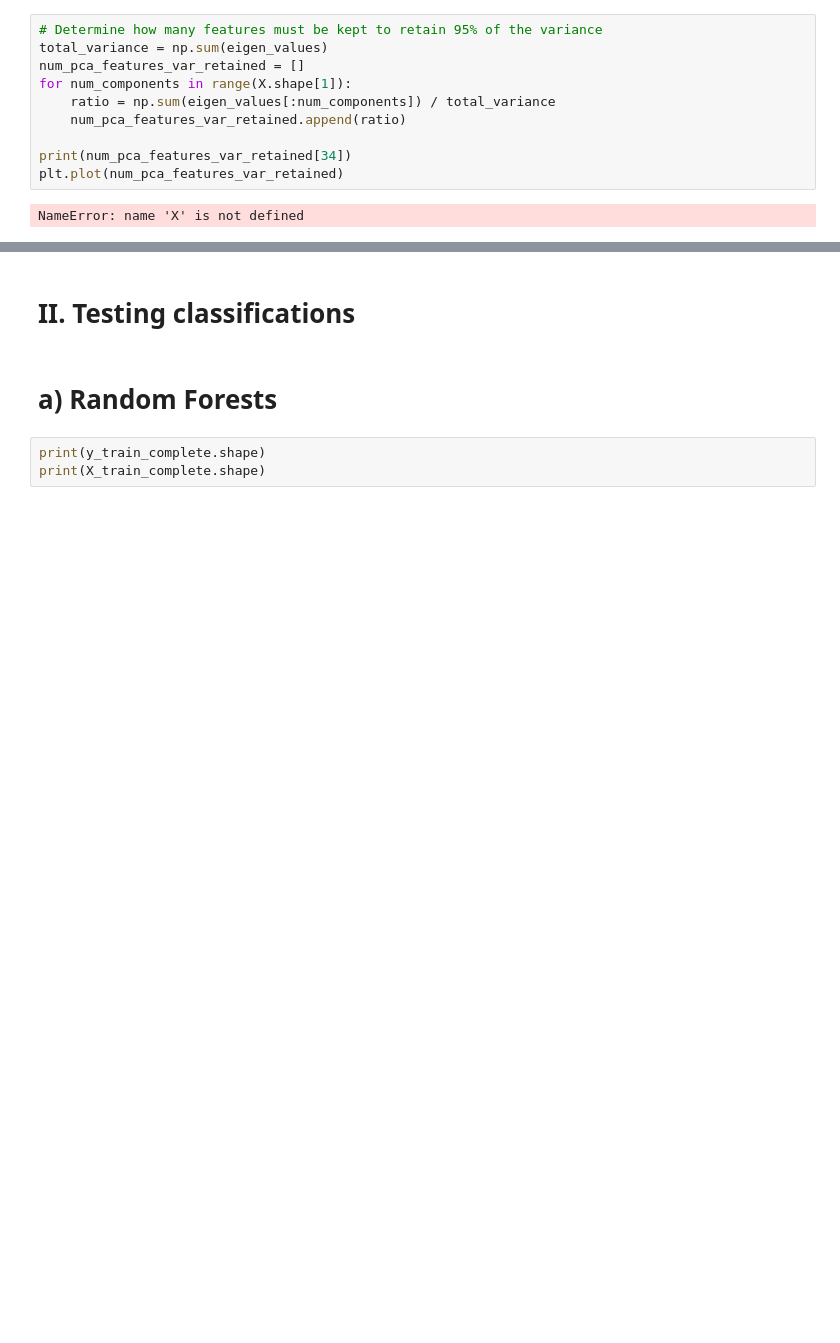
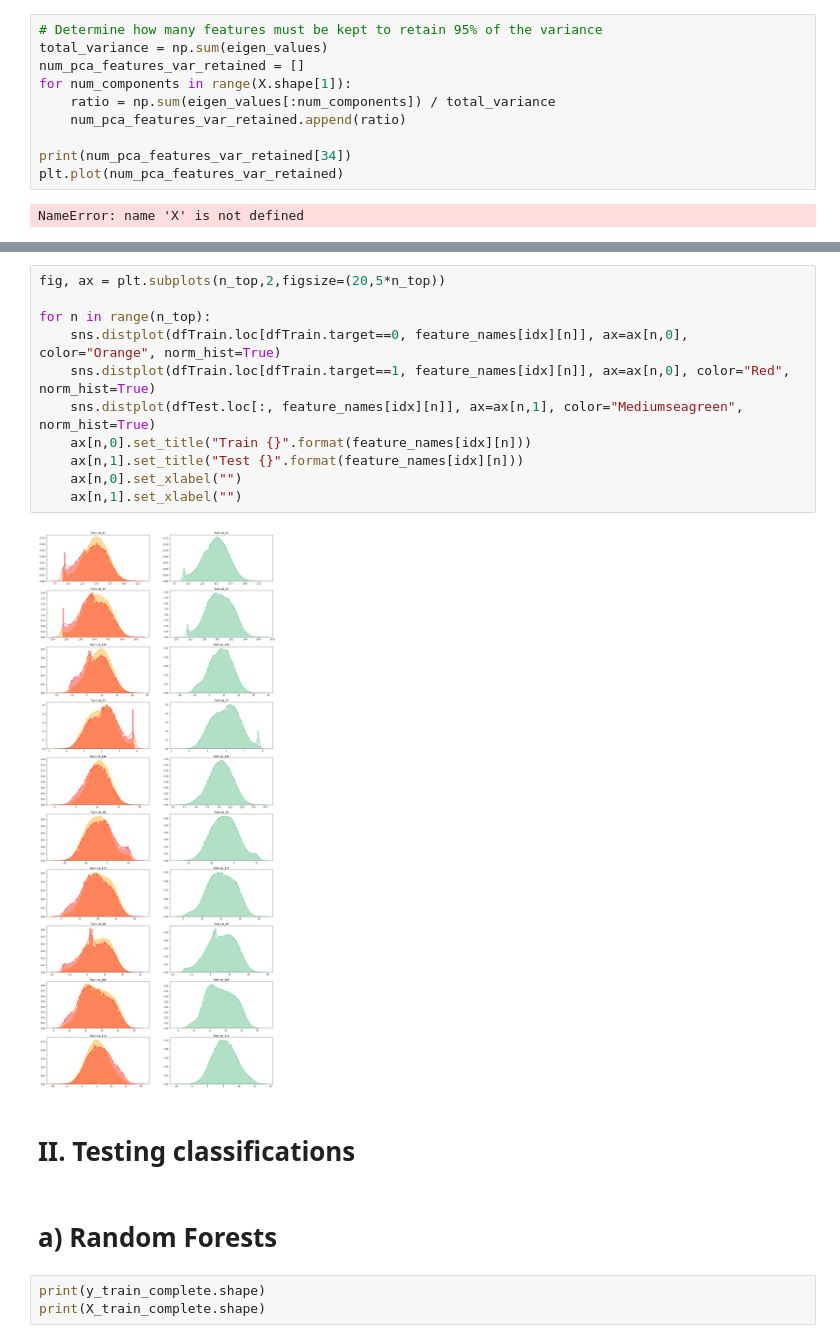
Before and after one commit to adkulas/ECE657A-Data-Modelling, a Jupyter notebook: project/code/G10-project.ipynb, the cells around one changed output, grey strips where cells are left out. Drawn from its saved outputs; the diff is of its cells as text; blank space fills up the shorter version.

```diff
--- a/project/code/G10-project.ipynb
+++ b/project/code/G10-project.ipynb
@@ -231,3 +332,16 @@ NameError: name 'X' is not defined
+# %%
+fig, ax = plt.subplots(n_top,2,figsize=(20,5*n_top))
+
+for n in range(n_top):
+    sns.distplot(dfTrain.loc[dfTrain.target==0, feature_names[idx][n]], ax=ax[n,0], color="Orange", norm_hist=True)
+    sns.distplot(dfTrain.loc[dfTrain.target==1, feature_names[idx][n]], ax=ax[n,0], color="Red", norm_hist=True)
+    sns.distplot(dfTest.loc[:, feature_names[idx][n]], ax=ax[n,1], color="Mediumseagreen", norm_hist=True)
+    ax[n,0].set_title("Train {}".format(feature_names[idx][n]))
+    ax[n,1].set_title("Test {}".format(feature_names[idx][n]))
+    ax[n,0].set_xlabel("")
+    ax[n,1].set_xlabel("")
+# %% [output]
+[figure, added]
 # %% [markdown]
 #  II. Testing classifications
 # %% [markdown]
```
Also changed, not shown: parts of 103 cells of this notebook, 6 other files.
